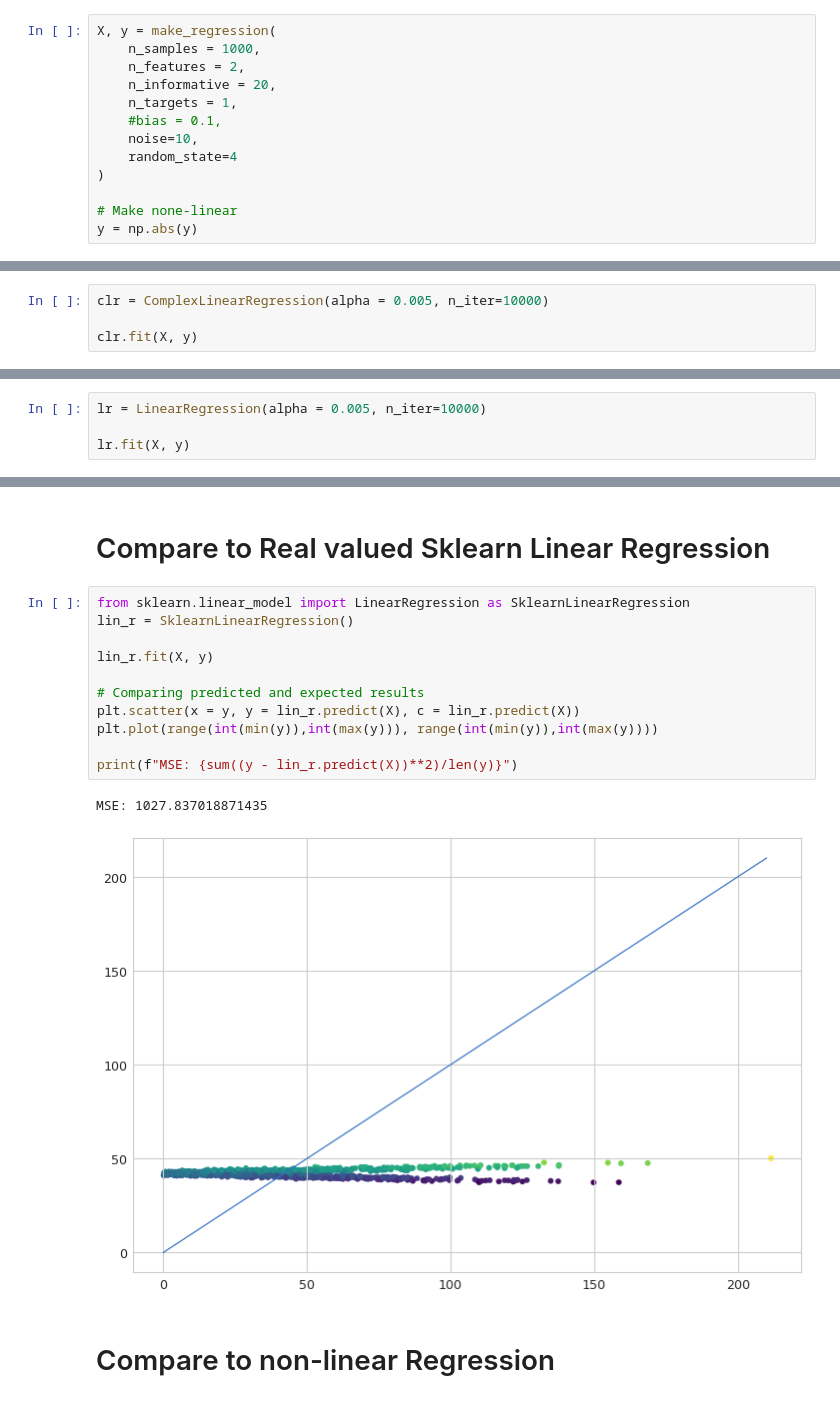
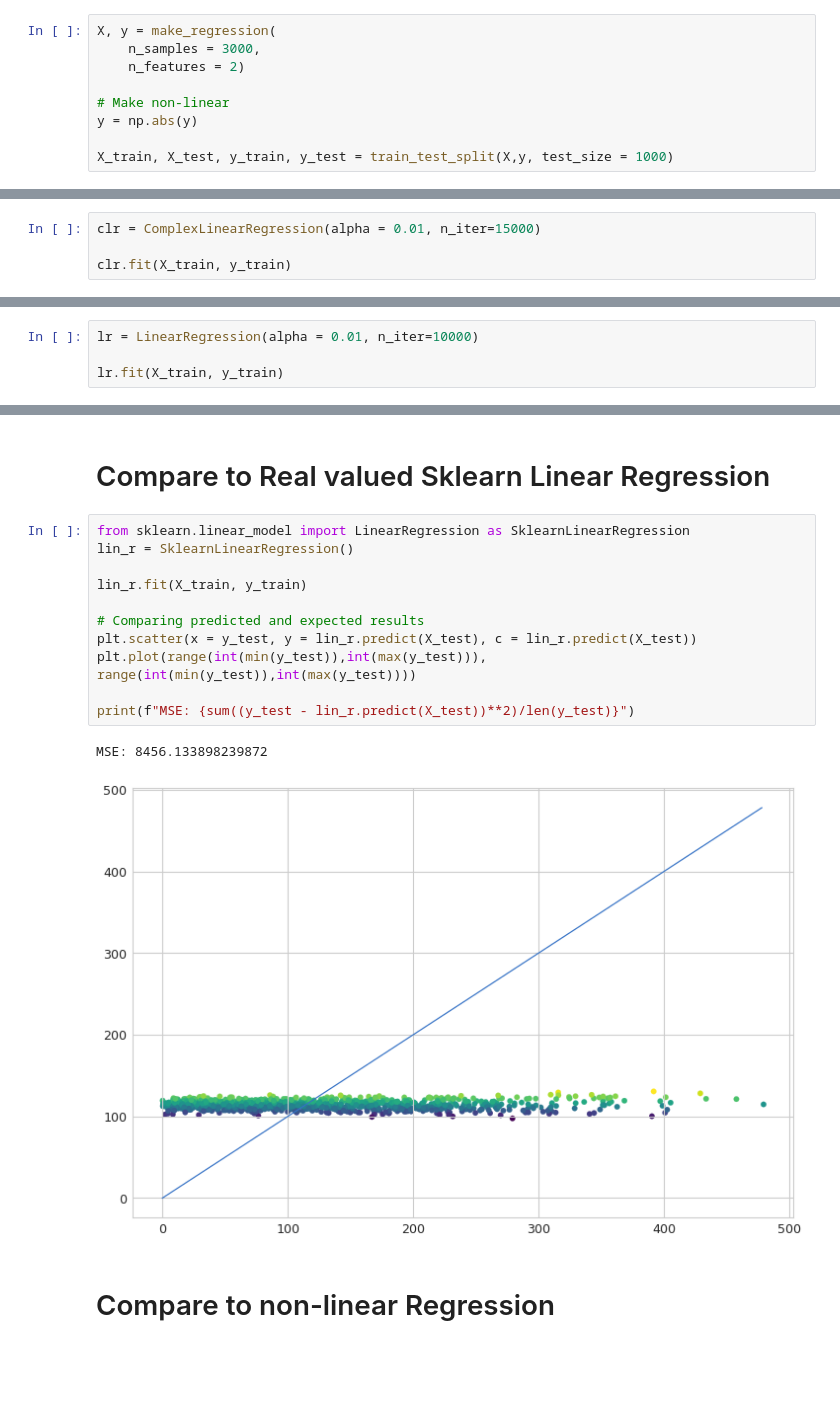
Before and after one commit to daireiscool/complex_machine_learning, a Jupyter notebook: LinearRegression.ipynb, the cells around one changed output, grey strips where cells are left out. Saved outputs shown, nothing was run; the diff lists cells and outputs as text; blank space fills up the shorter version.

```diff
--- a/LinearRegression.ipynb
+++ b/LinearRegression.ipynb
@@ -32,15 +33,11 @@ plt.rcParams['figure.figsize'] = [12, 8]
 ## Get data
 # %%
 X, y = make_regression(
-    n_samples = 1000,
-    n_features = 2,
-    n_informative = 20,
-    n_targets = 1,
-    #bias = 0.1,
-    noise=10,
-    random_state=4
-)
+    n_samples = 3000,
+    n_features = 2)
 
-# Make none-linear
+# Make non-linear
 y = np.abs(y)
+
+X_train, X_test, y_train, y_test = train_test_split(X,y, test_size = 1000)
 # %%
@@ -51,9 +55,9 @@ plt.scatter(x = X[:,0], y = X[:,1], c = y)
 # %% [markdown]
 # Complex Valued Linear Regression
 # %%
-clr = ComplexLinearRegression(alpha = 0.005, n_iter=10000)
+clr = ComplexLinearRegression(alpha = 0.01, n_iter=15000)
 
-clr.fit(X, y)
+clr.fit(X_train, y_train)
 # %%
 # Plotting loss
 plt.plot(clr.loss)
@@ -89,9 +81,9 @@ MSE: 84.61791430090202
 # %% [markdown]
 # Compare to Real valued Linear Regression
 # %%
-lr = LinearRegression(alpha = 0.005, n_iter=10000)
+lr = LinearRegression(alpha = 0.01, n_iter=10000)
 
-lr.fit(X, y)
+lr.fit(X_train, y_train)
 # %%
 # Plotting loss
 plt.plot(lr.loss)
@@ -125,17 +125,17 @@ for j in range(history[0].shape[0]):
 # %%
 from sklearn.linear_model import LinearRegression as SklearnLinearRegression
 lin_r = SklearnLinearRegression()
 
-lin_r.fit(X, y)
+lin_r.fit(X_train, y_train)
 
 # Comparing predicted and expected results
-plt.scatter(x = y, y = lin_r.predict(X), c = lin_r.predict(X))
-plt.plot(range(int(min(y)),int(max(y))), range(int(min(y)),int(max(y))))
+plt.scatter(x = y_test, y = lin_r.predict(X_test), c = lin_r.predict(X_test))
+plt.plot(range(int(min(y_test)),int(max(y_test))), range(int(min(y_test)),int(max(y_test))))
 
-print(f"MSE: {sum((y - lin_r.predict(X))**2)/len(y)}")
+print(f"MSE: {sum((y_test - lin_r.predict(X_test))**2)/len(y_test)}")
 # %% [output]
-MSE: 1027.837018871435
+MSE: 8456.133898239872
-[figure, old version]
+[figure, new version]
 # %% [markdown]
 # Compare to non-linear Regression
 # %% [markdown]
```
Also changed, not shown: parts of 16 cells of this notebook, 6 other files.
